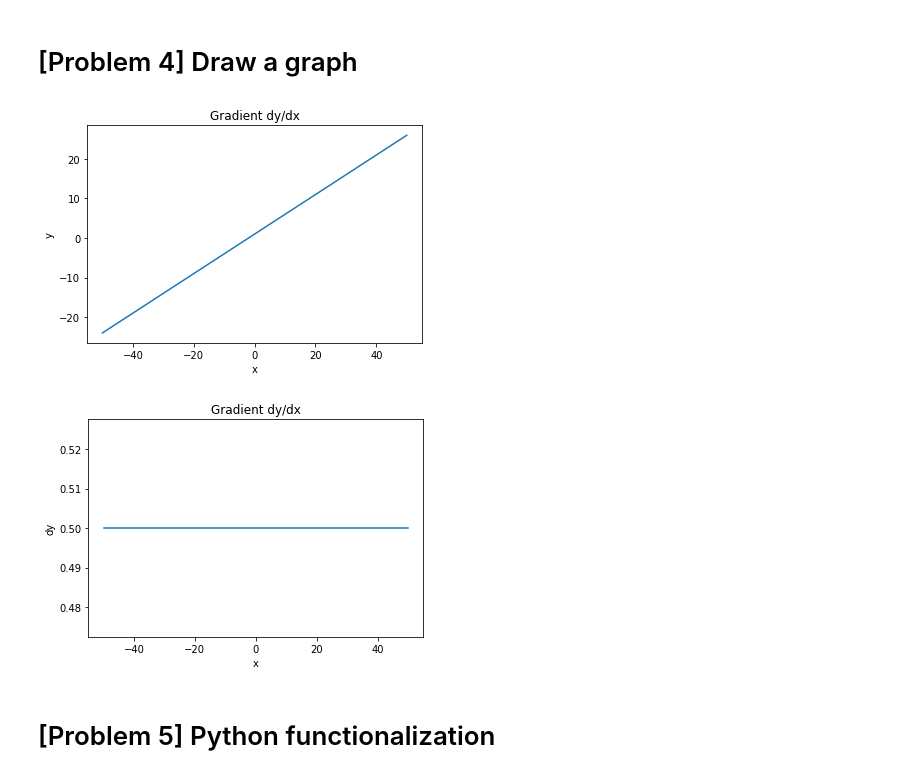
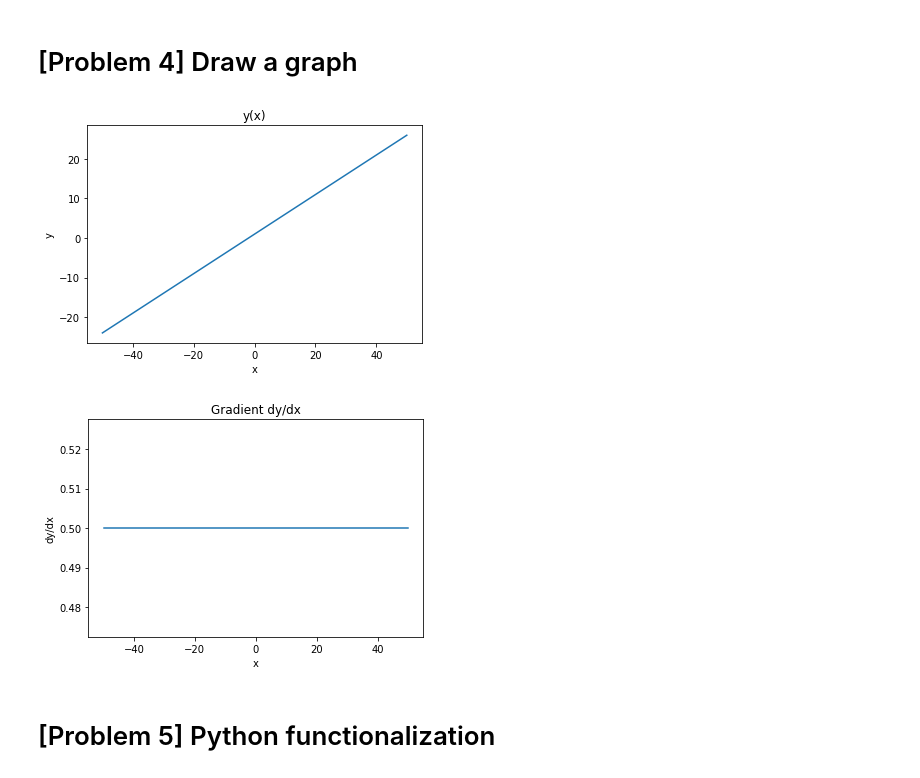
Before and after one commit to tiviluson/diveintocode-ml, a Jupyter notebook: Assignment_2a_Two_dimensional_array_and_Gradient_problem.ipynb, the cells around one changed output. Saved outputs shown, nothing was run; the diff lists cells and outputs as text; code cells hidden in the pictures.

Commit message:
Correct title for graphs Signed-off-by: hung <tiviluson@gmail.com>

```diff
--- a/Assignment_2a_Two_dimensional_array_and_Gradient_problem.ipynb
+++ b/Assignment_2a_Two_dimensional_array_and_Gradient_problem.ipynb
@@ -46,18 +61,18 @@ print(grad)
 # %%
 plt.plot(x, y)
 plt.xlabel("x")
 plt.ylabel("y")
-plt.title("Gradient dy/dx")
+plt.title("y(x)")
 plt.show()
 plt.clf
 plt.plot(x[1:], grad)
 plt.xlabel("x")
-plt.ylabel("dy")
+plt.ylabel("dy/dx")
 plt.title("Gradient dy/dx")
 plt.show()
 # %% [output]
-[figure, old version]
+[figure, new version]
-[figure, old version]
+[figure, new version]
 # %% [markdown]
 # [Problem 5] Python functionalization
 # %%
```
Also changed, not shown: parts of 3 cells of this notebook.
